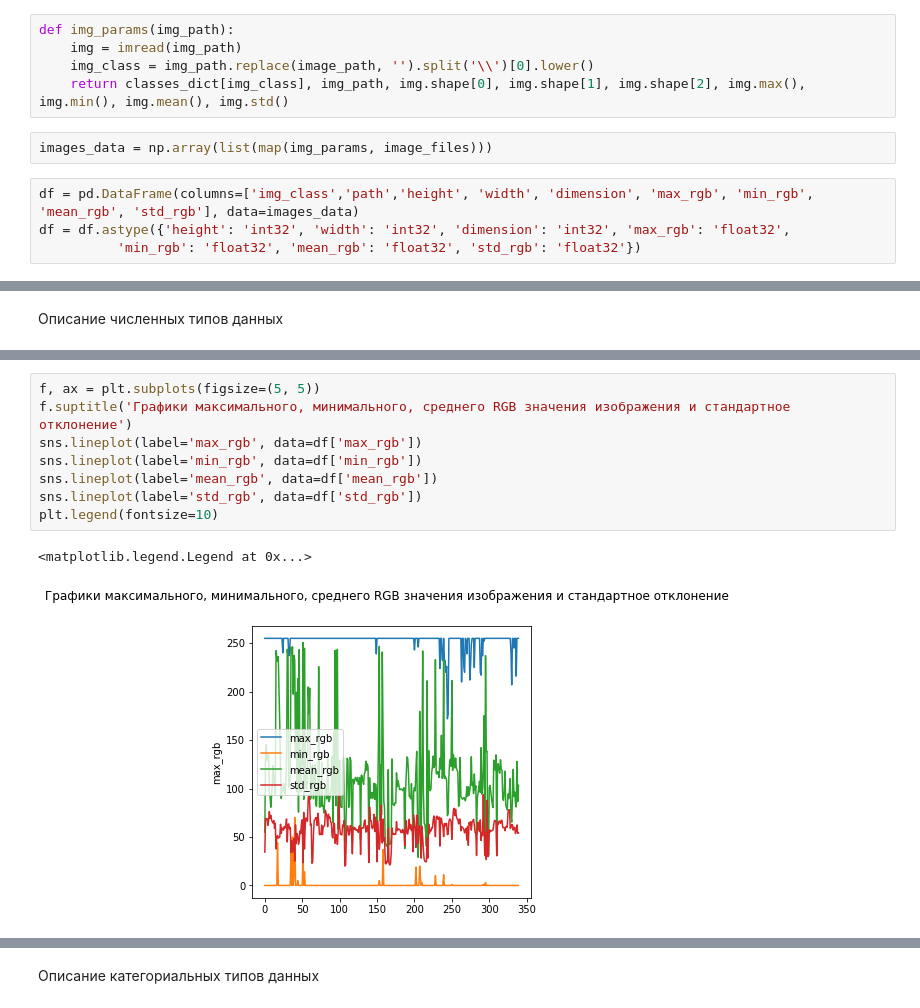
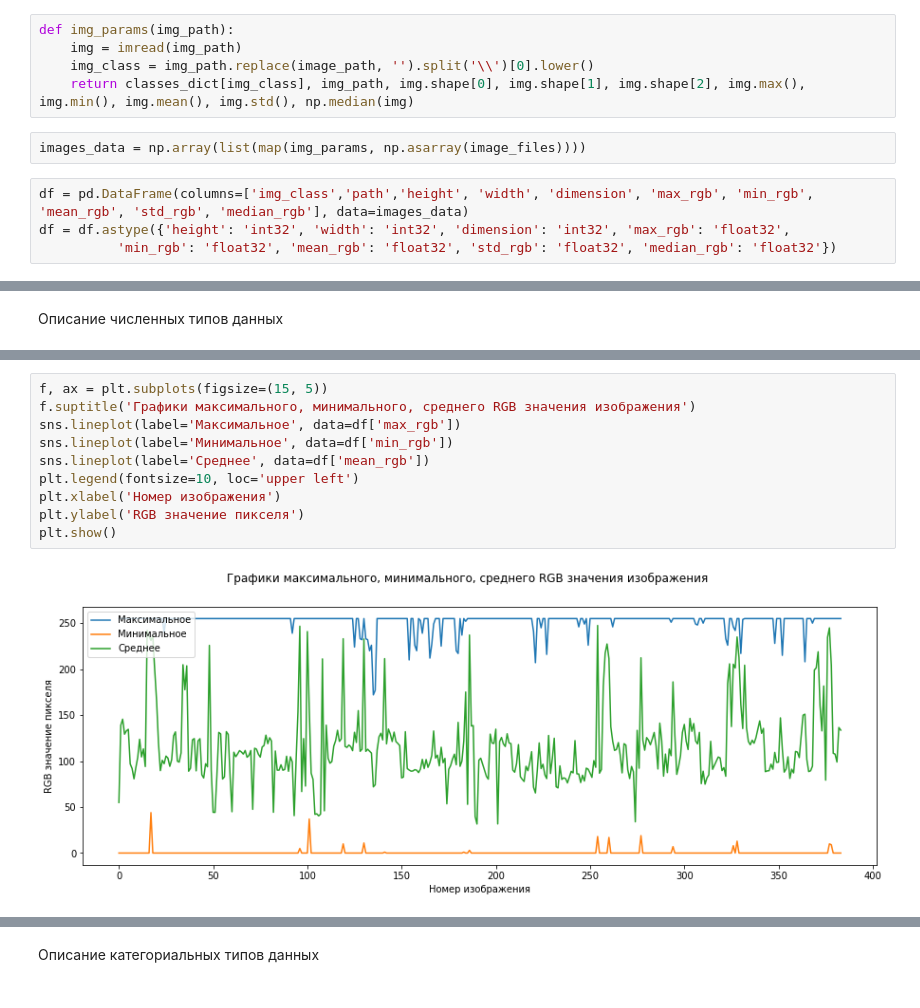
Before and after one commit to ElizavetaWow/ML_course_work, a Jupyter notebook: work_main.ipynb, the cells around one changed output, grey strips where cells are left out. Drawn from its saved outputs; the diff is of its cells as text.

```diff
--- a/work_main.ipynb
+++ b/work_main.ipynb
@@ -78,13 +81,13 @@ for class_title, class_number in classes_dict.items():
 def img_params(img_path):
     img = imread(img_path)
     img_class = img_path.replace(image_path, '').split('\\')[0].lower()
-    return classes_dict[img_class], img_path, img.shape[0], img.shape[1], img.shape[2], img.max(), img.min(), img.mean(), img.std()
+    return classes_dict[img_class], img_path, img.shape[0], img.shape[1], img.shape[2], img.max(), img.min(), img.mean(), img.std(), np.median(img)
 # %%
-images_data = np.array(list(map(img_params, image_files)))
+images_data = np.array(list(map(img_params, np.asarray(image_files))))
 # %%
-df = pd.DataFrame(columns=['img_class','path','height', 'width', 'dimension', 'max_rgb', 'min_rgb', 'mean_rgb', 'std_rgb'], data=images_data)
+df = pd.DataFrame(columns=['img_class','path','height', 'width', 'dimension', 'max_rgb', 'min_rgb', 'mean_rgb', 'std_rgb', 'median_rgb'], data=images_data)
 df = df.astype({'height': 'int32', 'width': 'int32', 'dimension': 'int32', 'max_rgb': 'float32',
-          'min_rgb': 'float32', 'mean_rgb': 'float32', 'std_rgb': 'float32'})
+          'min_rgb': 'float32', 'mean_rgb': 'float32', 'std_rgb': 'float32', 'median_rgb': 'float32'})
 # %% [markdown]
 img_class - класс, к которому относится изображение
 
@@ -180,11 +188,12 @@ sns.violinplot(ax=axes[1], y = df['width'])
 # %%
-f, ax = plt.subplots(figsize=(5, 5))
-f.suptitle('Графики максимального, минимального, среднего RGB значения изображения и стандартное отклонение')
-sns.lineplot(label='max_rgb', data=df['max_rgb'])
-sns.lineplot(label='min_rgb', data=df['min_rgb'])
-sns.lineplot(label='mean_rgb', data=df['mean_rgb'])
-sns.lineplot(label='std_rgb', data=df['std_rgb'])
-plt.legend(fontsize=10)
+f, ax = plt.subplots(figsize=(15, 5))
+f.suptitle('Графики максимального, минимального, среднего RGB значения изображения')
+sns.lineplot(label='Максимальное', data=df['max_rgb'])
+sns.lineplot(label='Минимальное', data=df['min_rgb'])
+sns.lineplot(label='Среднее', data=df['mean_rgb'])
+plt.legend(fontsize=10, loc='upper left')
+plt.xlabel('Номер изображения')
+plt.ylabel('RGB значение пикселя')
+plt.show()
 # %% [output]
-<matplotlib.legend.Legend at 0x...>
-[figure, old version]
+[figure, new version]
```
Also changed, not shown: parts of 22 cells of this notebook.
